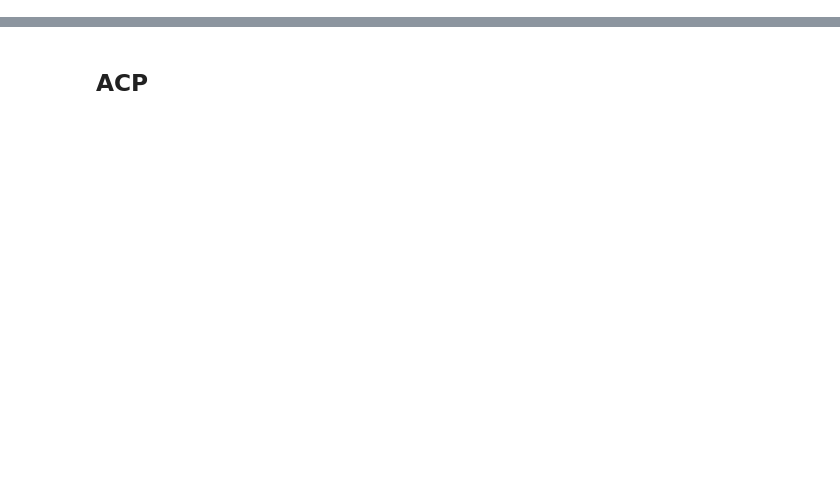
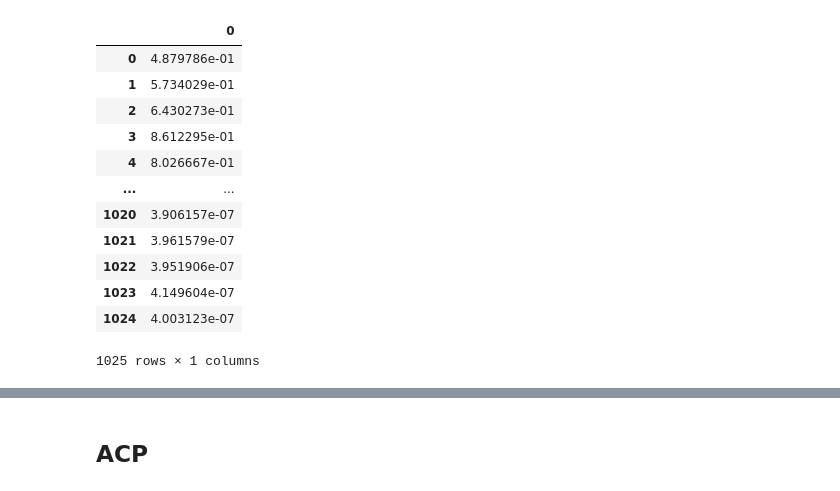
Before and after one commit to corentinpla/hackathon-statup-2022, a Jupyter notebook: Reconnaissance Femme_Homme/Notebook_test_Paul.ipynb, the cells around one changed output, grey strips where cells are left out. Saved outputs shown, nothing was run; the diff lists cells and outputs as text; code cells hidden in the pictures; blank space fills up the shorter version.

```diff
--- a/Reconnaissance Femme_Homme/Notebook_test_Paul.ipynb
+++ b/Reconnaissance Femme_Homme/Notebook_test_Paul.ipynb
@@ -99,0 +52,21 @@ plt.plot(frequency,magnitude)
+# %%
+
+signal, sr=librosa.load(ID)
+S = np.abs(librosa.stft(signal))
+comps, acts = librosa.decompose.decompose(S, n_components=1)
+data=pd.DataFrame(comps)
+data
+# %% [output]
+|  | 0 |
+| 0 | 4.879786e-01 |
+| 1 | 5.734029e-01 |
+| 2 | 6.430273e-01 |
+| 3 | 8.612295e-01 |
+| 4 | 8.026667e-01 |
+| ... | ... |
+| 1020 | 3.906157e-07 |
+| 1021 | 3.961579e-07 |
+| 1022 | 3.951906e-07 |
+| 1023 | 4.149604e-07 |
+| 1024 | 4.003123e-07 |
+1025 rows × 1 columns
```
Also changed, not shown: parts of 29 cells of this notebook.
